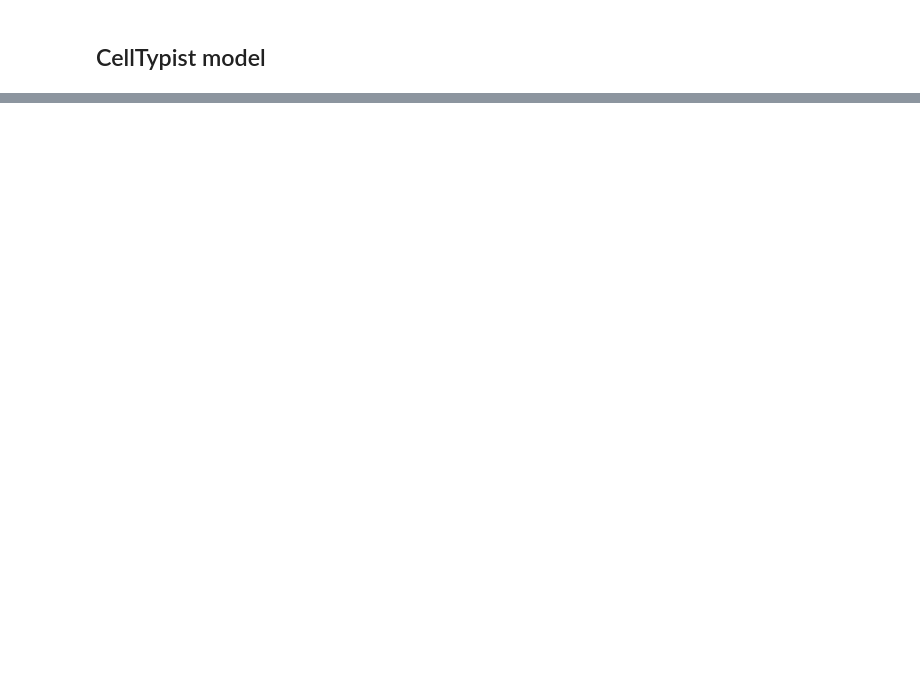
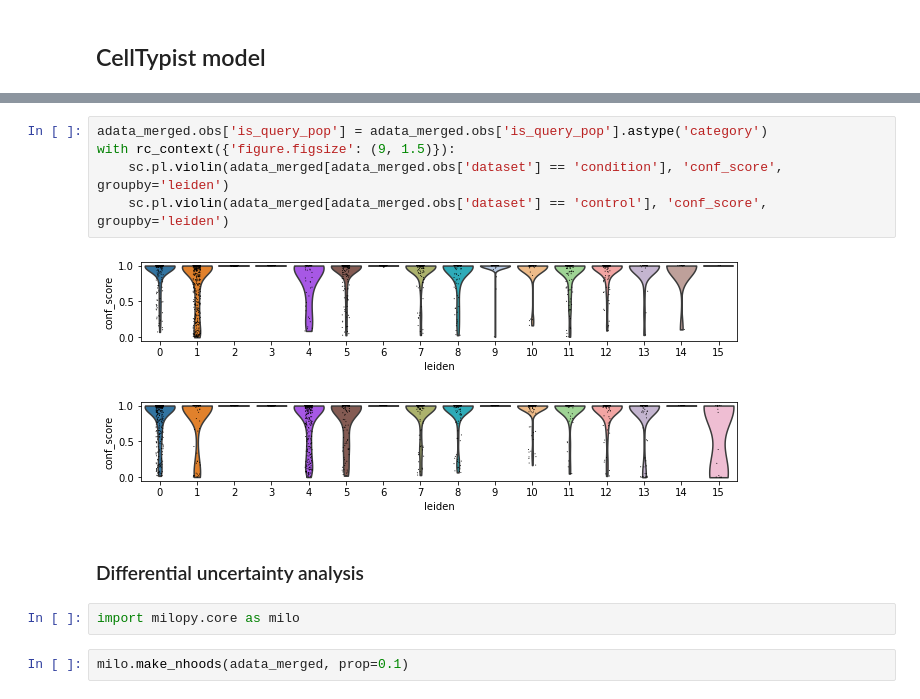
Before and after one commit to MarioniLab/oor_design_reproducibility, a Jupyter notebook: notebooks/lung_demo.ipynb, the cells around one changed output, grey strips where cells are left out. Cells and saved outputs as stored; diff of their text form; blank space fills up the shorter version.

```diff
--- a/notebooks/lung_demo.ipynb
+++ b/notebooks/lung_demo.ipynb
@@ -223,0 +241,14 @@ new_model = celltypist.train(adata_ref, labels = 'cell_type', n_jobs = 10, featu
+# %%
+adata_merged.obs['is_query_pop'] = adata_merged.obs['is_query_pop'].astype('category')
+with rc_context({'figure.figsize': (9, 1.5)}):
+    sc.pl.violin(adata_merged[adata_merged.obs['dataset'] == 'condition'], 'conf_score', groupby='leiden')
+    sc.pl.violin(adata_merged[adata_merged.obs['dataset'] == 'control'], 'conf_score', groupby='leiden')
+# %% [output]
+[figure, added]
+[figure, added]
+# %% [markdown]
+### Differential uncertainty analysis
+# %%
+import milopy.core as milo
+# %%
+milo.make_nhoods(adata_merged, prop=0.1)
```
Also changed, not shown: parts of 35 cells of this notebook, 3 other files.
